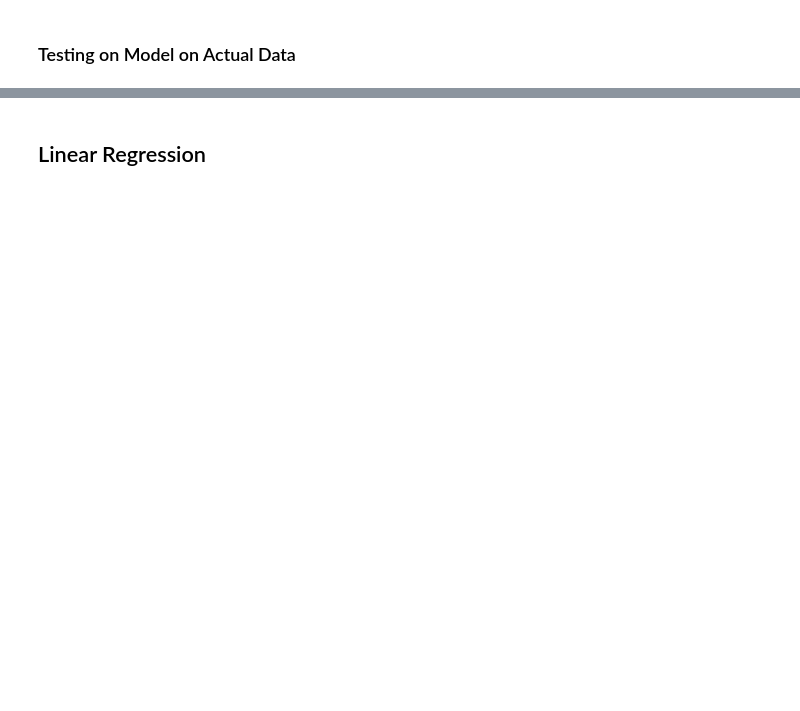
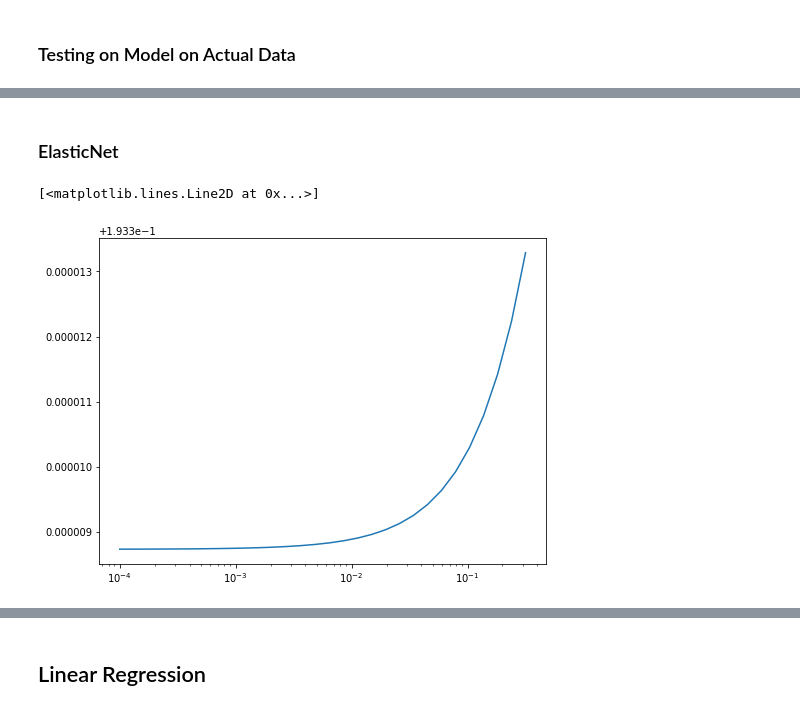
Before and after one commit to naomimachado/CS6220-Black-Friday-Sales-Prediction-Project, a Jupyter notebook: BlackFridayDeals.ipynb, the cells around one changed output, grey strips where cells are left out. Drawn from its saved outputs; the diff is of its cells as text; code cells hidden in the pictures; blank space fills up the shorter version.

```diff
--- a/BlackFridayDeals.ipynb
+++ b/BlackFridayDeals.ipynb
@@ -592,0 +576,2 @@ BlackFridayTestNew.to_csv('BlackFridayTestNew.csv')
+# %% [markdown]
+### ElasticNet
@@ -592,0 +596,18 @@ BlackFridayTestNew.to_csv('BlackFridayTestNew.csv')
+# %%
+X = BlackFridayTrainNew.drop(['Purchase','Product_ID'], axis=1)
+y = BlackFridayTrainNew['Purchase']
+# %%
+lasso = Lasso(random_state=0)
+alphas = np.logspace(-4, -0.5, 30)
+tuned_parameters = [{'alpha': alphas}]
+n_folds = 5
+# %%
+clf = GridSearchCV(lasso, tuned_parameters, cv=n_folds, refit=False)
+clf.fit(X, y)
+scores = clf.cv_results_['mean_test_score']
+scores_std = clf.cv_results_['std_test_score']
+plt.figure().set_size_inches(8, 6)
+plt.semilogx(alphas, scores)
+# %% [output]
+[<matplotlib.lines.Line2D at 0x...>]
+[figure, added]
```
Also changed, not shown: parts of 67 cells of this notebook, 11 other files.
